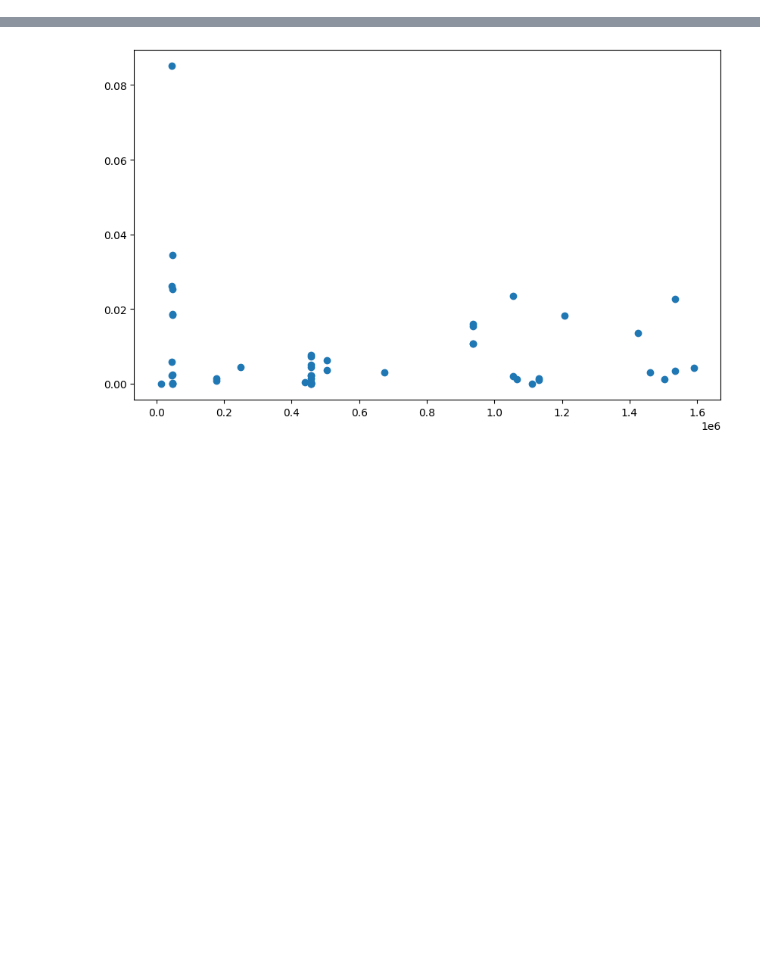
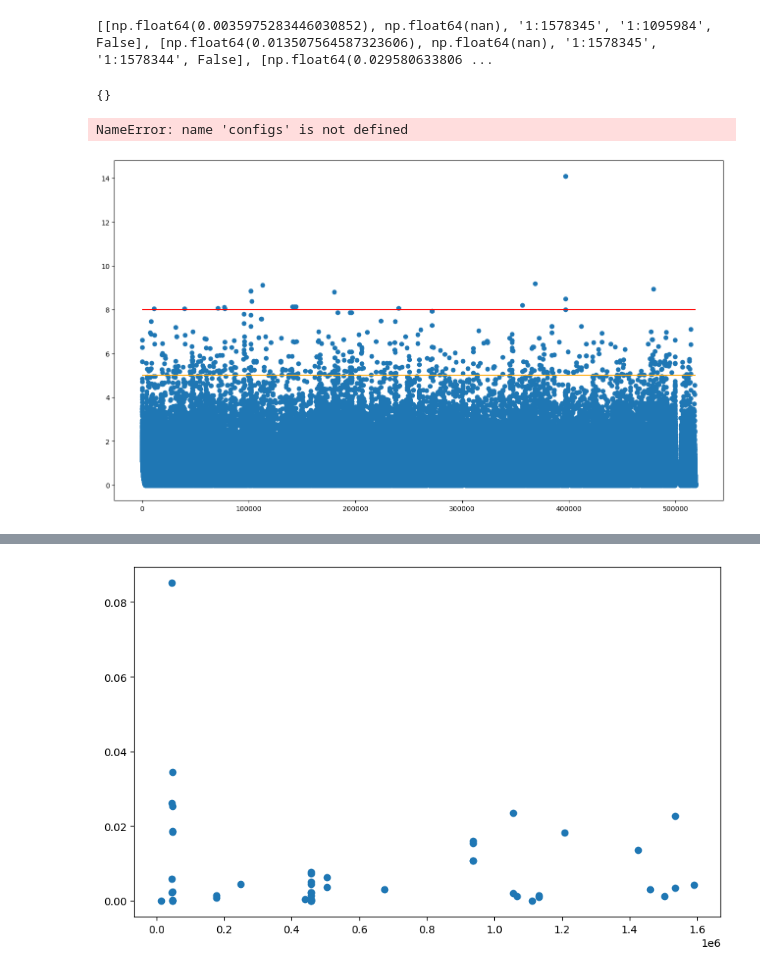
Before and after one commit to Imageomics/dna-trait-analysis, a Jupyter notebook: notebooks/dev/calculate_epistasis.ipynb, the cells around one changed output, grey strips where cells are left out. Drawn from its saved outputs; the diff is of its cells as text; code cells hidden in the pictures; blank space fills up the shorter version.

```diff
--- a/notebooks/dev/calculate_epistasis.ipynb
+++ b/notebooks/dev/calculate_epistasis.ipynb
@@ -189,0 +249,38 @@ NameError: name 'alpha' is not defined
+# %%
+p_value_locus, adjusted_p_value_locus = results
+adjusted_p_value_locus_sorted = [
+    x for x in sorted(adjusted_p_value_locus, key=lambda x: x[0]) if not np.isnan(x[0])
+]  # The second index is the p-val
+print(adjusted_p_value_locus_sorted[:10])
+
+# TODO align metadata to this and save the data and upload to OSC
+all_metadata
+# %% [output]
+[[np.float64(0.0035975283446030852), np.float64(nan), '1:1578345', '1:1095984', False], [np.float64(0.013507564587323606), np.float64(nan), '1:1578345', '1:1578344', False], [np.float64(0.029580633806 ...
+{}
+# %%
+# Recollect metadata
+all_metadata = {}
+genotype_folder = get_post_processed_genotype_directory(configs.io)
+
+position_metadata = collect_chromosome_position_metadata(
+    genotype_folder / configs.experiment.genotype_scope,
+    options.species,
+    options.chromosome,
+)
+# %% [output]
+NameError: name 'configs' is not defined
+# %%
+import matplotlib.pyplot as plt
+
+neg_log_pvals = [-np.log10(x[0]) for x in adjusted_p_value_locus_sorted]
+labels = [f"{x[2]}-{x[3]}" for x in adjusted_p_value_locus_sorted]
+
+fig, ax = plt.subplots(1, 1, figsize=(16, 9))
+ax.scatter(np.arange(len(neg_log_pvals)), neg_log_pvals)
+ax.hlines(-np.log10(1e-8), xmin=0, xmax=len(neg_log_pvals), color="red")
+ax.hlines(-np.log10(1e-5), xmin=0, xmax=len(neg_log_pvals), color="orange")
+
+plt.show()
+# %% [output]
+[figure, added]
```
Also changed, not shown: parts of 13 cells of this notebook, 3 other files.
